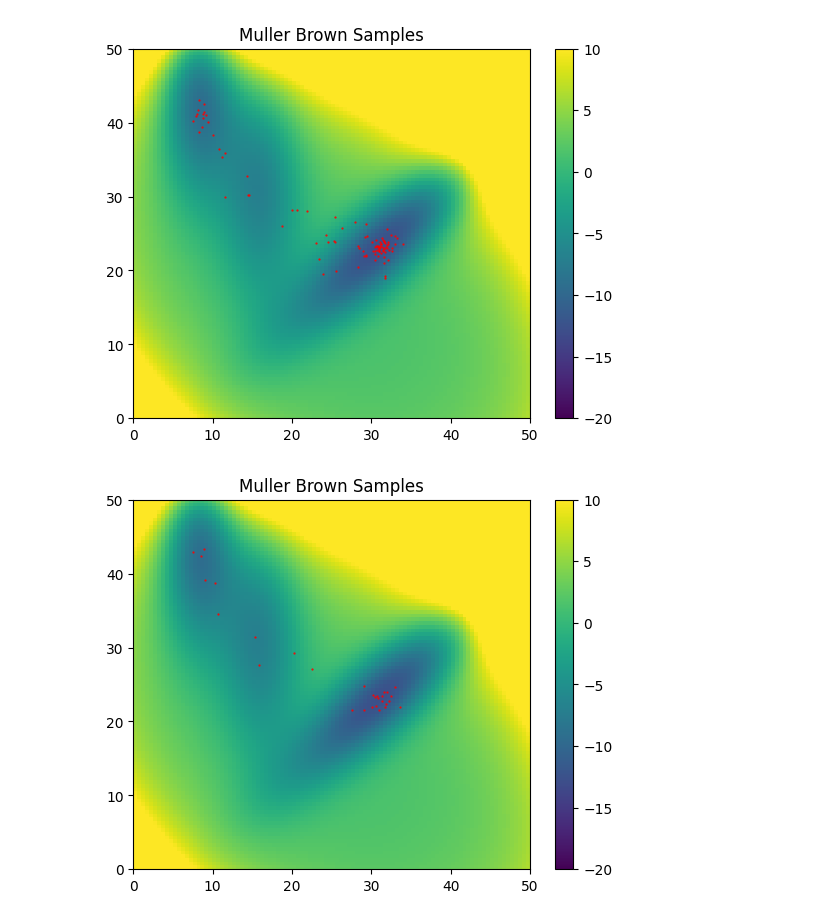
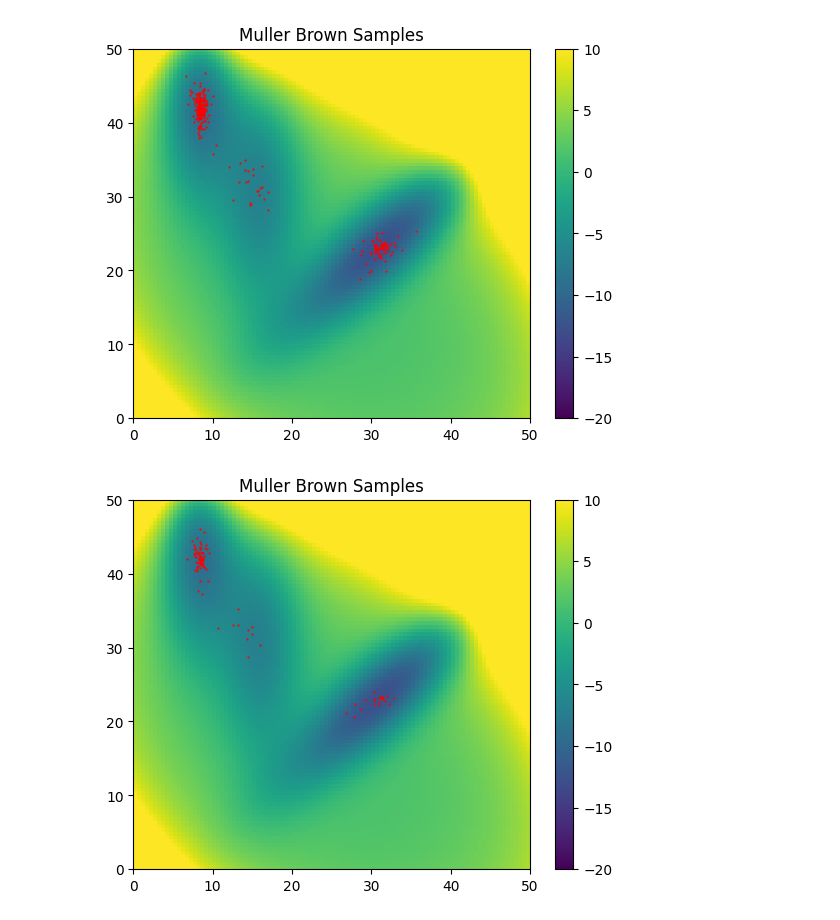
Before and after one commit to michael-psenka/OM-TPS, a Jupyter notebook: train_diffusion_mb.ipynb, the cells around one changed output. Cells and saved outputs as stored; diff of their text form; code cells hidden in the pictures.

```diff
--- a/train_diffusion_mb.ipynb
+++ b/train_diffusion_mb.ipynb
@@ -160,6 +160,6 @@ from mb_calculator import MullerBrownPotential
 
 calculator = MullerBrownPotential(device = "cpu")
 
-train_dataset = MBDataset(preload_sim_dir="data/temp=700_timestep=5.0_friction=0.001/train")
-test_dataset = MBDataset(preload_sim_dir="data/temp=700_timestep=5.0_friction=0.001/val")
+train_dataset = MBDataset(preload_sim_dir="data/temp=700_timestep=5.0_friction=0.001/train_large")
+test_dataset = MBDataset(preload_sim_dir="data/temp=700_timestep=5.0_friction=0.001/val_large")
 # %% [output]
@@ -417,20 +416,20 @@ Final Test Loss: 0.2767
 # %%
 # linear interpolation in diffusion space
 x1 = calculator.initial_point.to(device).unsqueeze(0) # initial points of shape [N, 2]
 x2 = calculator.final_point.to(device).unsqueeze(0) # final points of shape [N, 2]
-samples = model.interpolation(x1, x2, path_length=100, latent_time=100)
+samples = model.interpolation(x1, x2, path_length=300, latent_time=100)
 samples = samples*torch.tensor(train_dataset.std).to(device).to(torch.float32) + torch.tensor(train_dataset.mean).to(device).to(torch.float32)
 
 plot_samples(np.fliplr(get_numpy(samples.reshape(-1, 2))))
 # %% [output]
-[figure, old version]
+[figure, new version]
 # %%
 # om interpolation in diffusion space
 x1 = calculator.initial_point.to(device).unsqueeze(0) # initial points of shape [N, 2]
 x2 = calculator.final_point.to(device).unsqueeze(0) # final points of shape [N, 2]
-samples, paths = model.om_interpolation(x1, x2, path_length=30, latent_time=100)
+samples, paths = model.om_interpolation(x1, x2, path_length=100, latent_time=0, om_steps = 1000)
 samples = samples*torch.tensor(train_dataset.std).to(device).to(torch.float32) + torch.tensor(train_dataset.mean).to(device).to(torch.float32)
 
 plot_samples(np.fliplr(get_numpy(samples.reshape(-1, 2))))
 # %% [output]
-[figure, old version]
+[figure, new version]
```
Also changed, not shown: parts of 5 cells of this notebook, 2 other files.
